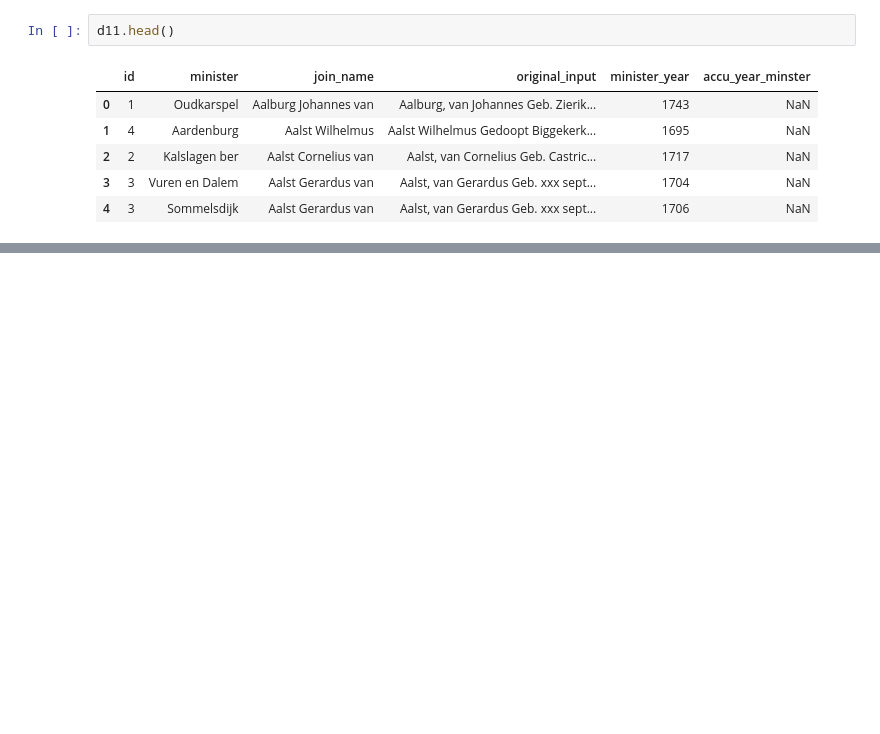
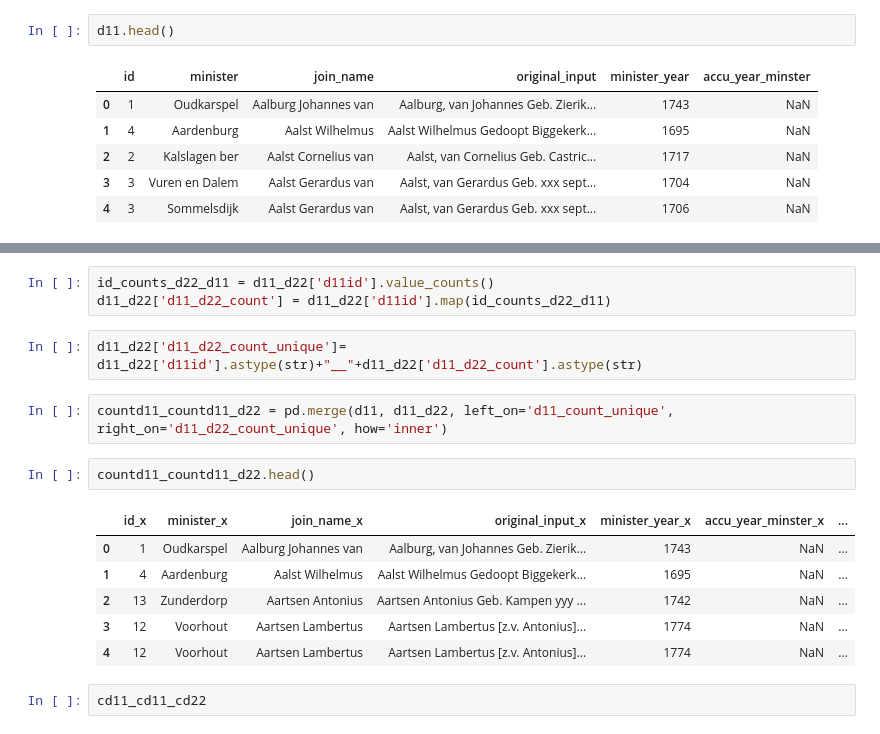
Before and after one commit to DigiDuRe/DigiDuRe, a Jupyter notebook: db_check_id.ipynb, the cells around one changed output, grey strips where cells are left out. Cells and saved outputs as stored; diff of their text form; blank space fills up the shorter version.

```diff
--- a/db_check_id.ipynb
+++ b/db_check_id.ipynb
@@ -78,0 +134,18 @@ NameError: name 'd22' is not defined
+# %%
+id_counts_d22_d11 = d11_d22['d11id'].value_counts()
+d11_d22['d11_d22_count'] = d11_d22['d11id'].map(id_counts_d22_d11)
+# %%
+d11_d22['d11_d22_count_unique']= d11_d22['d11id'].astype(str)+"__"+d11_d22['d11_d22_count'].astype(str)
+# %%
+countd11_countd11_d22 = pd.merge(d11, d11_d22, left_on='d11_count_unique', right_on='d11_d22_count_unique', how='inner')
+# %%
+countd11_countd11_d22.head()
+# %% [output]
+|  | id_x | minister_x | join_name_x | original_input_x | minister_year_x | accu_year_minster_x | ... |
+| 0 | 1 | Oudkarspel | Aalburg Johannes van | Aalburg, van Johannes Geb. Zierik... | 1743 | NaN | ... |
+| 1 | 4 | Aardenburg | Aalst Wilhelmus | Aalst Wilhelmus Gedoopt Biggekerk... | 1695 | NaN | ... |
+| 2 | 13 | Zunderdorp | Aartsen Antonius | Aartsen Antonius Geb. Kampen yyy ... | 1742 | NaN | ... |
+| 3 | 12 | Voorhout | Aartsen Lambertus | Aartsen Lambertus [z.v. Antonius]... | 1774 | NaN | ... |
+| 4 | 12 | Voorhout | Aartsen Lambertus | Aartsen Lambertus [z.v. Antonius]... | 1774 | NaN | ... |
+# %%
+cd11_cd11_cd22
```
Also changed, not shown: parts of 18 cells of this notebook.
